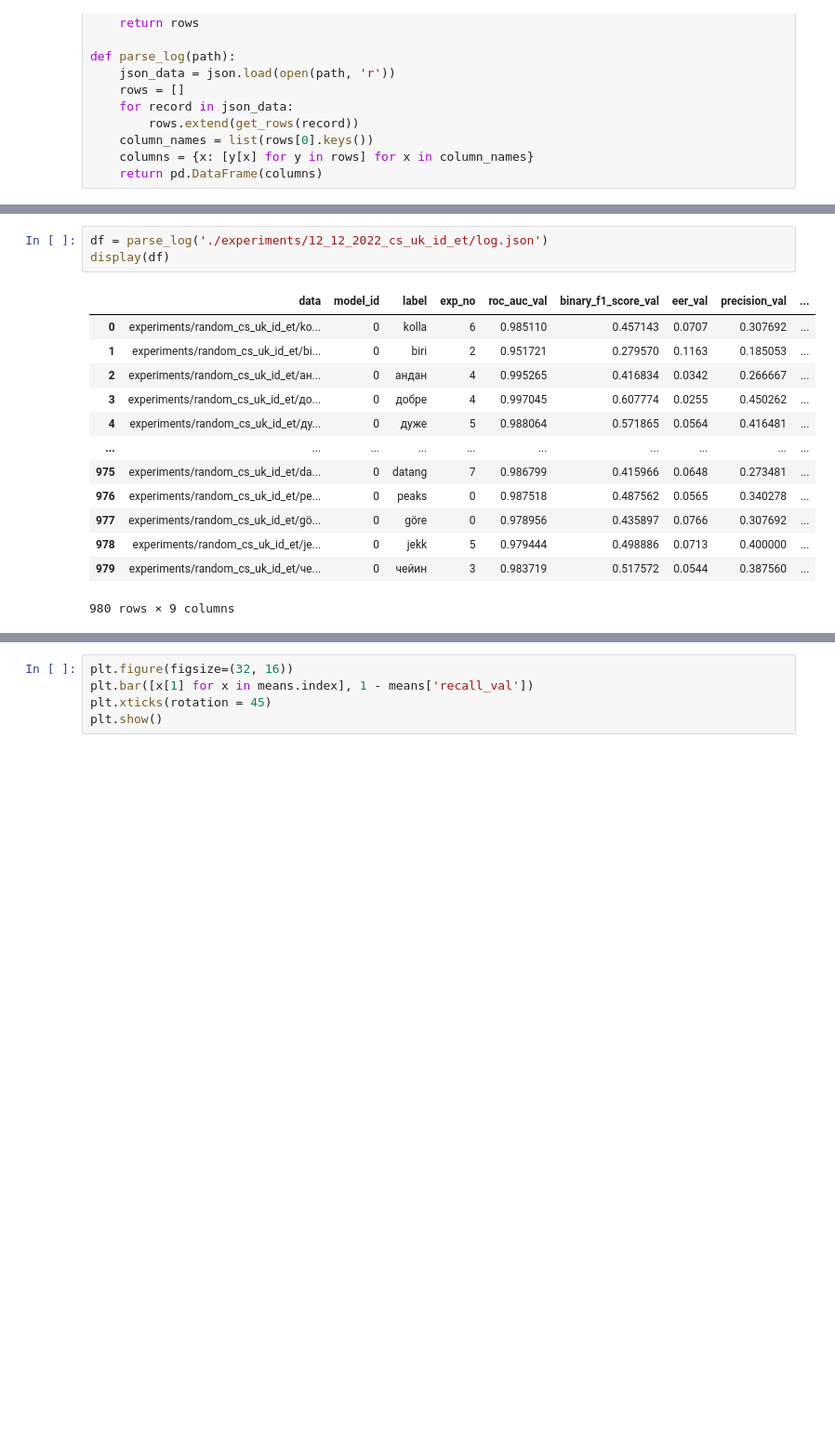
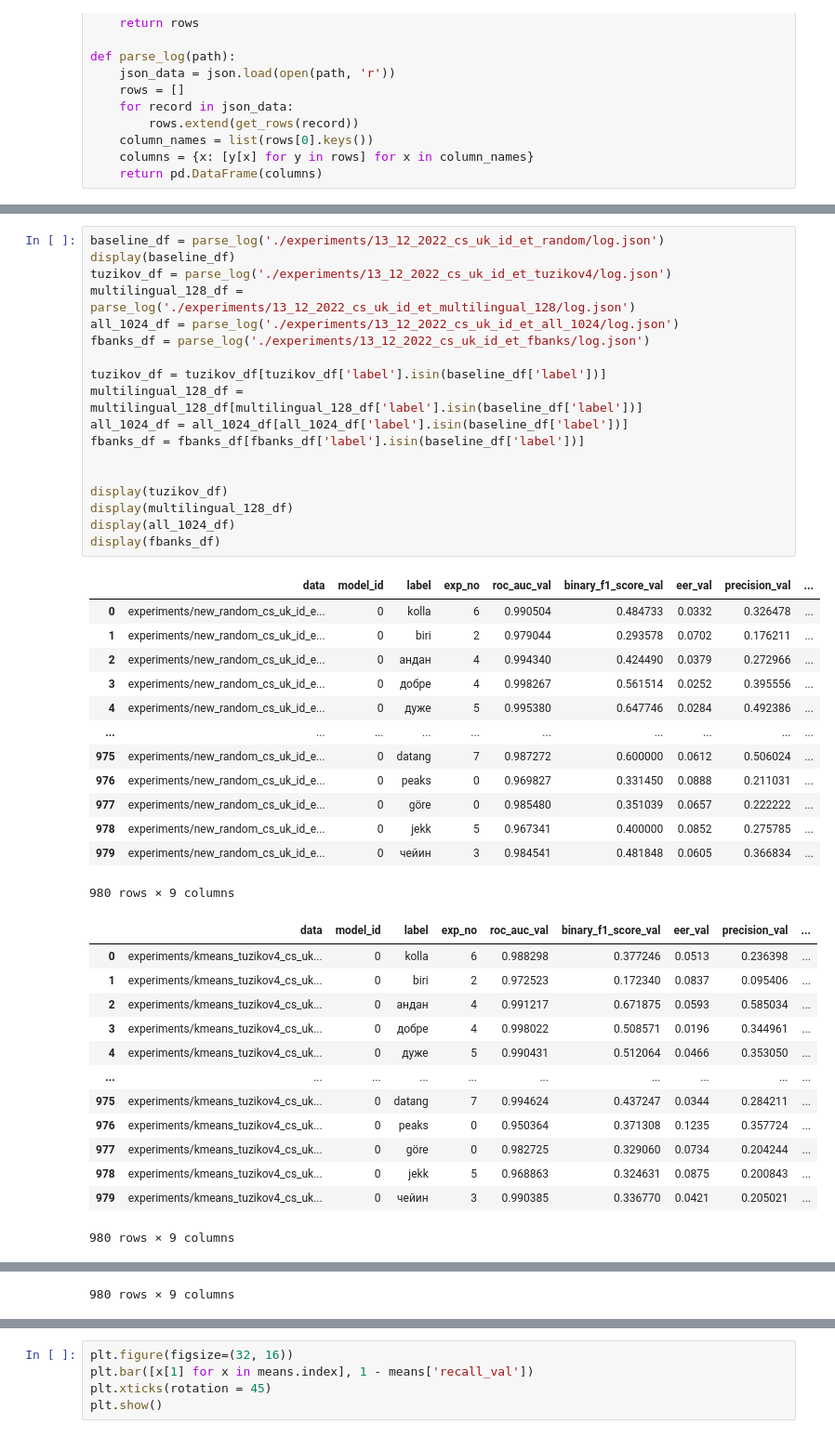
Before and after one commit to VKuzia/multilingual-keyword-spotting, a Jupyter notebook: parsing_csvs.ipynb, the cells around one changed output, grey strips where cells are left out. Shown: that part at 93% size. Drawn from its saved outputs; the diff is of its cells as text; blank space fills up the shorter version.

```diff
--- a/parsing_csvs.ipynb
+++ b/parsing_csvs.ipynb
@@ -32,17 +44,45 @@ def parse_log(path):
 # %%
-df = parse_log('./experiments/12_12_2022_cs_uk_id_et/log.json')
-display(df)
+baseline_df = parse_log('./experiments/13_12_2022_cs_uk_id_et_random/log.json')
+display(baseline_df)
+tuzikov_df = parse_log('./experiments/13_12_2022_cs_uk_id_et_tuzikov4/log.json')
+multilingual_128_df = parse_log('./experiments/13_12_2022_cs_uk_id_et_multilingual_128/log.json')
+all_1024_df = parse_log('./experiments/13_12_2022_cs_uk_id_et_all_1024/log.json')
+fbanks_df = parse_log('./experiments/13_12_2022_cs_uk_id_et_fbanks/log.json')
+
+tuzikov_df = tuzikov_df[tuzikov_df['label'].isin(baseline_df['label'])]
+multilingual_128_df = multilingual_128_df[multilingual_128_df['label'].isin(baseline_df['label'])]
+all_1024_df = all_1024_df[all_1024_df['label'].isin(baseline_df['label'])]
+fbanks_df = fbanks_df[fbanks_df['label'].isin(baseline_df['label'])]
+
+
+display(tuzikov_df)
+display(multilingual_128_df)
+display(all_1024_df)
+display(fbanks_df)
 # %% [output]
 |  | data | model_id | label | exp_no | roc_auc_val | binary_f1_score_val | eer_val | precision_val | ... |
-| 0 | experiments/random_cs_uk_id_et/ko... | 0 | kolla | 6 | 0.985110 | 0.457143 | 0.0707 | 0.307692 | ... |
-| 1 | experiments/random_cs_uk_id_et/bi... | 0 | biri | 2 | 0.951721 | 0.279570 | 0.1163 | 0.185053 | ... |
-| 2 | experiments/random_cs_uk_id_et/ан... | 0 | андан | 4 | 0.995265 | 0.416834 | 0.0342 | 0.266667 | ... |
-| 3 | experiments/random_cs_uk_id_et/до... | 0 | добре | 4 | 0.997045 | 0.607774 | 0.0255 | 0.450262 | ... |
-| 4 | experiments/random_cs_uk_id_et/ду... | 0 | дуже | 5 | 0.988064 | 0.571865 | 0.0564 | 0.416481 | ... |
+| 0 | experiments/new_random_cs_uk_id_e... | 0 | kolla | 6 | 0.990504 | 0.484733 | 0.0332 | 0.326478 | ... |
+| 1 | experiments/new_random_cs_uk_id_e... | 0 | biri | 2 | 0.979044 | 0.293578 | 0.0702 | 0.176211 | ... |
+| 2 | experiments/new_random_cs_uk_id_e... | 0 | андан | 4 | 0.994340 | 0.424490 | 0.0379 | 0.272966 | ... |
+| 3 | experiments/new_random_cs_uk_id_e... | 0 | добре | 4 | 0.998267 | 0.561514 | 0.0252 | 0.395556 | ... |
+| 4 | experiments/new_random_cs_uk_id_e... | 0 | дуже | 5 | 0.995380 | 0.647746 | 0.0284 | 0.492386 | ... |
 | ... | ... | ... | ... | ... | ... | ... | ... | ... | ... |
-| 975 | experiments/random_cs_uk_id_et/da... | 0 | datang | 7 | 0.986799 | 0.415966 | 0.0648 | 0.273481 | ... |
-| 976 | experiments/random_cs_uk_id_et/pe... | 0 | peaks | 0 | 0.987518 | 0.487562 | 0.0565 | 0.340278 | ... |
-| 977 | experiments/random_cs_uk_id_et/gö... | 0 | göre | 0 | 0.978956 | 0.435897 | 0.0766 | 0.307692 | ... |
-| 978 | experiments/random_cs_uk_id_et/je... | 0 | jekk | 5 | 0.979444 | 0.498886 | 0.0713 | 0.400000 | ... |
-| 979 | experiments/random_cs_uk_id_et/че... | 0 | чейин | 3 | 0.983719 | 0.517572 | 0.0544 | 0.387560 | ... |
+| 975 | experiments/new_random_cs_uk_id_e... | 0 | datang | 7 | 0.987272 | 0.600000 | 0.0612 | 0.506024 | ... |
+| 976 | experiments/new_random_cs_uk_id_e... | 0 | peaks | 0 | 0.969827 | 0.331450 | 0.0888 | 0.211031 | ... |
+| 977 | experiments/new_random_cs_uk_id_e... | 0 | göre | 0 | 0.985480 | 0.351039 | 0.0657 | 0.222222 | ... |
+| 978 | experiments/new_random_cs_uk_id_e... | 0 | jekk | 5 | 0.967341 | 0.400000 | 0.0852 | 0.275785 | ... |
+| 979 | experiments/new_random_cs_uk_id_e... | 0 | чейин | 3 | 0.984541 | 0.481848 | 0.0605 | 0.366834 | ... |
 980 rows × 9 columns
+|  | data | model_id | label | exp_no | roc_auc_val | binary_f1_score_val | eer_val | precision_val | ... |
+| 0 | experiments/kmeans_tuzikov4_cs_uk... | 0 | kolla | 6 | 0.988298 | 0.377246 | 0.0513 | 0.236398 | ... |
+| 1 | experiments/kmeans_tuzikov4_cs_uk... | 0 | biri | 2 | 0.972523 | 0.172340 | 0.0837 | 0.095406 | ... |
+| 2 | experiments/kmeans_tuzikov4_cs_uk... | 0 | андан | 4 | 0.991217 | 0.671875 | 0.0593 | 0.585034 | ... |
+| 3 | experiments/kmeans_tuzikov4_cs_uk... | 0 | добре | 4 | 0.998022 | 0.508571 | 0.0196 | 0.344961 | ... |
+| 4 | experiments/kmeans_tuzikov4_cs_uk... | 0 | дуже | 5 | 0.990431 | 0.512064 | 0.0466 | 0.353050 | ... |
+| ... | ... | ... | ... | ... | ... | ... | ... | ... | ... |
+| 975 | experiments/kmeans_tuzikov4_cs_uk... | 0 | datang | 7 | 0.994624 | 0.437247 | 0.0344 | 0.284211 | ... |
+| 976 | experiments/kmeans_tuzikov4_cs_uk... | 0 | peaks | 0 | 0.950364 | 0.371308 | 0.1235 | 0.357724 | ... |
+| 977 | experiments/kmeans_tuzikov4_cs_uk... | 0 | göre | 0 | 0.982725 | 0.329060 | 0.0734 | 0.204244 | ... |
+| 978 | experiments/kmeans_tuzikov4_cs_uk... | 0 | jekk | 5 | 0.968863 | 0.324631 | 0.0875 | 0.200843 | ... |
+| 979 | experiments/kmeans_tuzikov4_cs_uk... | 0 | чейин | 3 | 0.990385 | 0.336770 | 0.0421 | 0.205021 | ... |
+980 rows × 9 columns
@@ -48,0 +101 @@ display(df)
+980 rows × 9 columns
```
Also changed, not shown: parts of 20 cells of this notebook, 3 other files.
